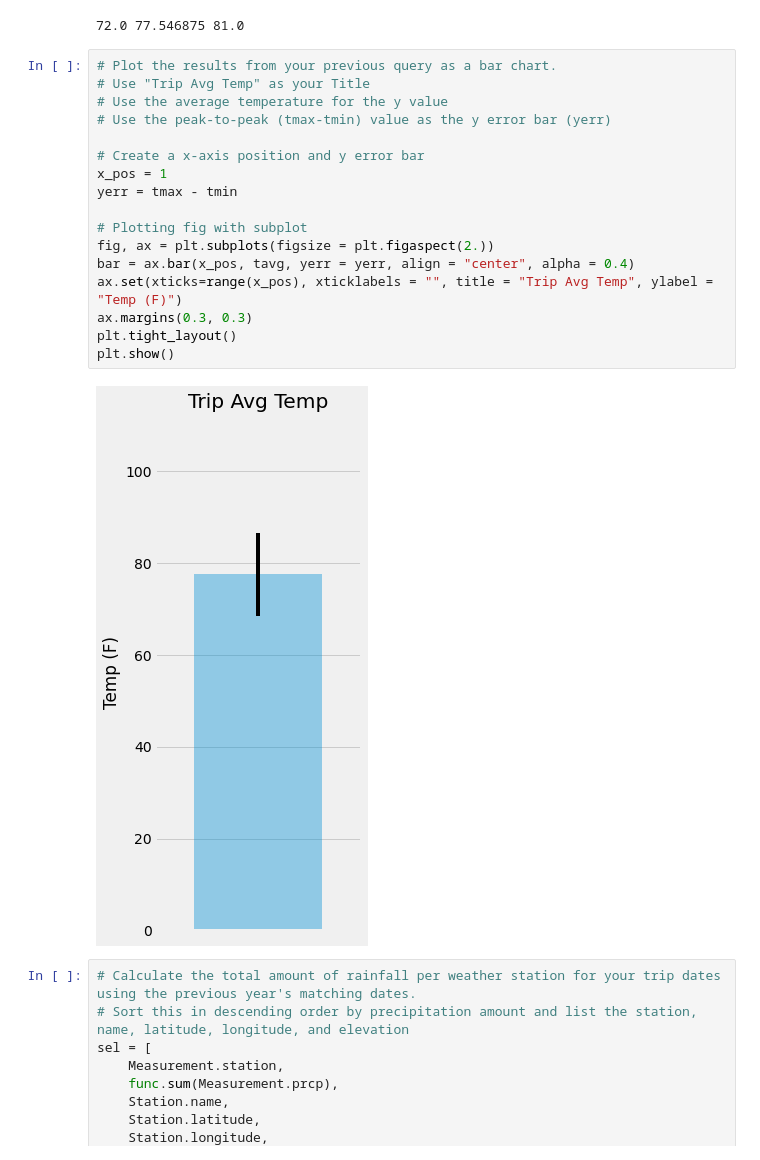
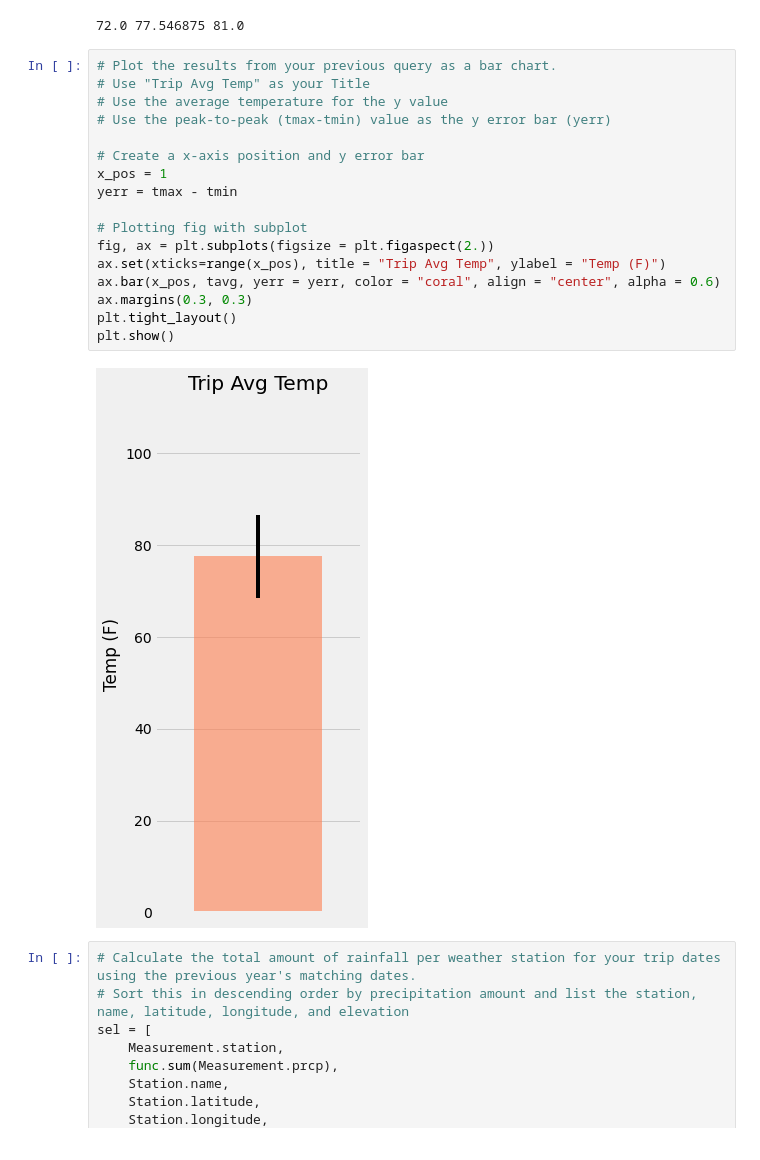
Before and after one commit to kk-deng/SQLAlchemy-Challenge, a Jupyter notebook: climate_starter.ipynb, the cells around one changed output. Cells and saved outputs as stored; diff of their text form.

```diff
--- a/climate_starter.ipynb
+++ b/climate_starter.ipynb
@@ -157,22 +237,22 @@ print(tmin, tavg, tmax)
 # %%
 # Plot the results from your previous query as a bar chart.
 # Use "Trip Avg Temp" as your Title
 # Use the average temperature for the y value
 # Use the peak-to-peak (tmax-tmin) value as the y error bar (yerr)
 
 # Create a x-axis position and y error bar
 x_pos = 1
 yerr = tmax - tmin
 
 # Plotting fig with subplot
 fig, ax = plt.subplots(figsize = plt.figaspect(2.))
-bar = ax.bar(x_pos, tavg, yerr = yerr, align = "center", alpha = 0.4)
-ax.set(xticks=range(x_pos), xticklabels = "", title = "Trip Avg Temp", ylabel = "Temp (F)")
+ax.set(xticks=range(x_pos), title = "Trip Avg Temp", ylabel = "Temp (F)")
+ax.bar(x_pos, tavg, yerr = yerr, color = "coral", align = "center", alpha = 0.6)
 ax.margins(0.3, 0.3)
 plt.tight_layout()
 plt.show()
 # %% [output]
-[figure, old version]
+[figure, new version]
 # %%
 # Calculate the total amount of rainfall per weather station for your trip dates using the previous year's matching dates.
 # Sort this in descending order by precipitation amount and list the station, name, latitude, longitude, and elevation
```
Also changed, not shown: parts of 18 cells of this notebook, 4 other files.
